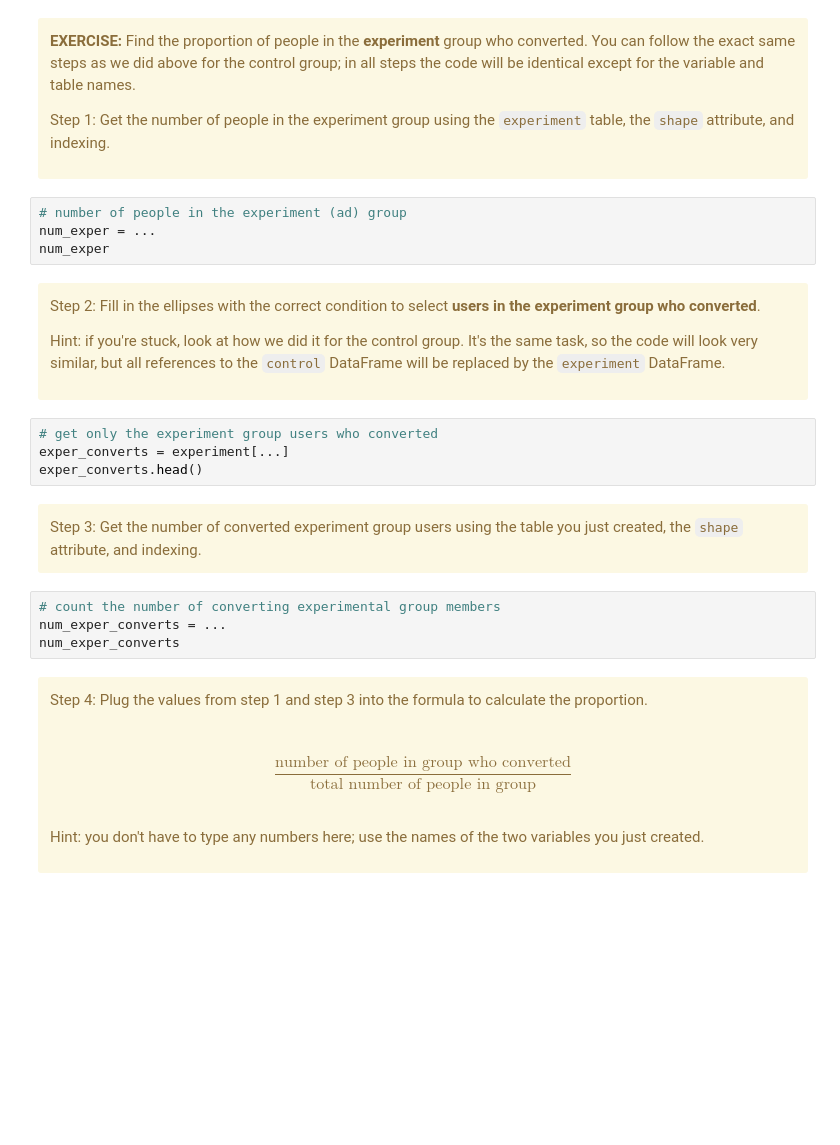
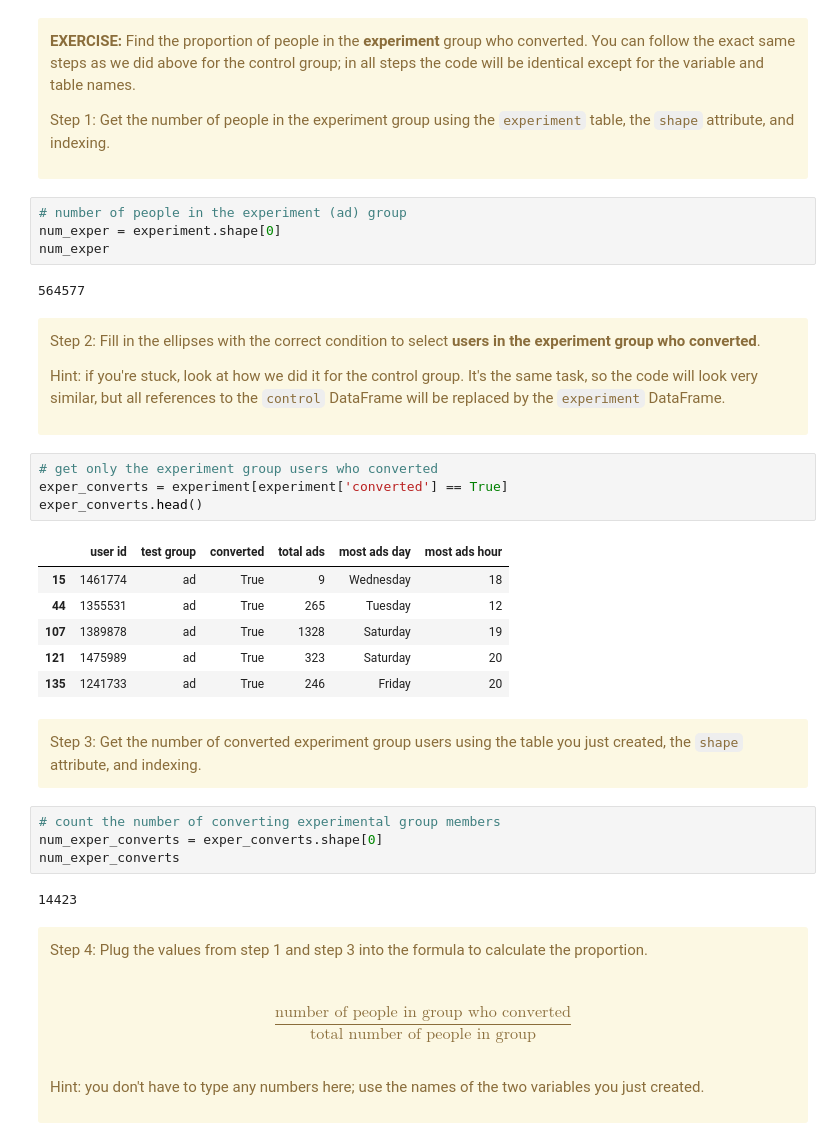
Before and after one commit to ktakimoto/haas-ds-online, a Jupyter notebook: 10Rocket-Fuel-cost-benefit.ipynb, the cells around one changed output. Saved outputs shown, nothing was run; the diff lists cells and outputs as text; blank space fills up the shorter version.

```diff
--- a/10Rocket-Fuel-cost-benefit.ipynb
+++ b/10Rocket-Fuel-cost-benefit.ipynb
@@ -104,22 +133,33 @@ ctrl_convert_proportion
 </div>
 # %%
 # number of people in the experiment (ad) group
-num_exper = ...
+num_exper = experiment.shape[0]
 num_exper
+# %% [output]
+564577
 # %% [markdown]
 <div class="alert alert-warning"><p>Step 2: Fill in the ellipses with the correct condition to select <b>users in the experiment group who converted</b>.</p>
 <p> Hint: if you're stuck, look at how we did it for the control group. It's the same task, so the code will look very similar, but all references to the <code>control</code> DataFrame will be replaced by the <code>experiment</code> DataFrame.</p>
 </div>
 # %%
 # get only the experiment group users who converted
-exper_converts = experiment[...]
+exper_converts = experiment[experiment['converted'] == True]
 exper_converts.head()
+# %% [output]
+|  | user id | test group | converted | total ads | most ads day | most ads hour |
+| 15 | 1461774 | ad | True | 9 | Wednesday | 18 |
+| 44 | 1355531 | ad | True | 265 | Tuesday | 12 |
+| 107 | 1389878 | ad | True | 1328 | Saturday | 19 |
+| 121 | 1475989 | ad | True | 323 | Saturday | 20 |
+| 135 | 1241733 | ad | True | 246 | Friday | 20 |
 # %% [markdown]
 <div class="alert alert-warning">Step 3: Get the number of converted experiment group users using the table you just created, the <code>shape</code> attribute, and indexing.</div>
 # %%
 # count the number of converting experimental group members
-num_exper_converts = ...
+num_exper_converts = exper_converts.shape[0]
 num_exper_converts
+# %% [output]
+14423
 # %% [markdown]
 <div class="alert alert-warning"><p>Step 4: Plug the values from step 1 and step 3 into the formula to calculate the proportion.</p>
 <br>
```
Also changed, not shown: parts of 14 cells of this notebook, 3 other files.
